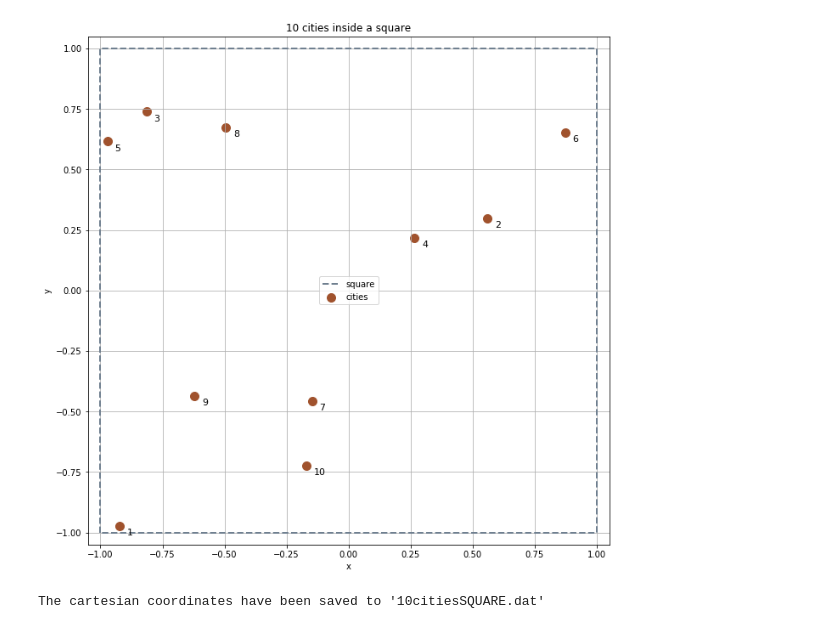
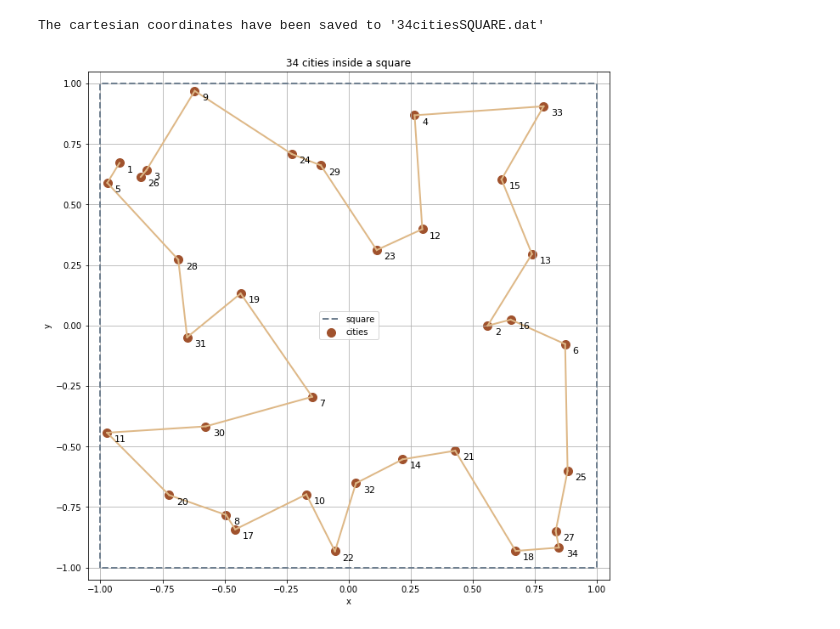
Before and after one commit to Carini108/NSL_Exercises, a Jupyter notebook: lez09/work09/Exercises09_Carini.ipynb, the cells around one changed output. Drawn from its saved outputs; the diff is of its cells as text; code cells hidden in the pictures.

Commit message:
Add files via upload
fixed problem in cities file reading
finalized notebook details

```diff
--- a/lez09/work09/Exercises09_Carini.ipynb
+++ b/lez09/work09/Exercises09_Carini.ipynb
@@ -86,40 +172,52 @@ The cartesian coordinates have been saved to '10citiesCIRCLE.dat'
 # %%
 import numpy as np
 import matplotlib.pyplot as plt
+
+select_LOSS = 1
 
 # 0: generate canvas
 plt.figure(figsize=(11, 11))
 
 # 1: draw the boundary of the square
 square_x = [-1, -1, 1, 1, -1]  # X-coordinates of square vertices (to close the loop)
 square_y = [-1, 1, 1, -1, -1]   # Y-coordinates of square vertices (to close the loop)
 plt.plot(square_x, square_y, color='slategray', linestyle='dashed', linewidth=2, label='square')
 
-# 2: generate random positions for the N cities inside the square
-N = 10
+# 2.1: generate random positions for the N cities inside the square
+N = 34
 np.random.seed(34) # the seed is fixed for reproducibility
 x_points = np.random.uniform(-1, 1, N)
 y_points = np.random.uniform(-1, 1, N)
+
+# 2.2: save cities positions to a file
+data = np.column_stack((np.arange(1, N + 1), x_points, y_points))
+np.savetxt(f'{N}citiesSQUARE.dat', data, fmt='%d %.10f %.10f', comments='')
+print(f"The cartesian coordinates have been saved to '{N}citiesSQUARE.dat'")
 
 # 3: draw cities inside the square
 plt.scatter(x_points, y_points, color='sienna', s=100, label=f'cities')
 for i, (x, y) in enumerate(zip(x_points, y_points), 1):
     plt.text(x + 0.03, y - 0.01, str(i), fontsize=11, ha='left', va='top')  # offset for label position
+
+# 4: read sequence from file and connect cities
+sequence_file = f'bestpathSQUAREloss{select_LOSS}.dat'
+sequence = np.loadtxt(sequence_file, dtype=int)
+
+for i in range(len(sequence) - 1):  # Loop until second to last city
+    start_idx = sequence[i] - 1
+    end_idx = sequence[i + 1] - 1
+    plt.plot([x_points[start_idx], x_points[end_idx]], [y_points[start_idx], y_points[end_idx]],linewidth=2, color='burlywood')
+
 plt.title(f'{N} cities inside a square')
 plt.xlabel('x')
 plt.ylabel('y')
 
-# 4: finish plot
+# 5: finish plot
 plt.legend()
 plt.grid(True)
 plt.xlim(-1.05, 1.05)
 plt.ylim(-1.05, 1.05)
 plt.show()
-
-# 5: save cities positions to a file
-data = np.column_stack((np.arange(1, N+1), x_points, y_points))
-np.savetxt(f'{N}citiesSQUARE.dat', data, fmt='%d %.10f %.10f', comments='')
-print(f"The cartesian coordinates have been saved to '{N}citiesSQUARE.dat'")
 # %% [output]
+The cartesian coordinates have been saved to '34citiesSQUARE.dat'
-[figure, old version]
+[figure, new version]
-The cartesian coordinates have been saved to '10citiesSQUARE.dat'
```
Also changed, not shown: parts of 7 cells of this notebook, 13 other files.
